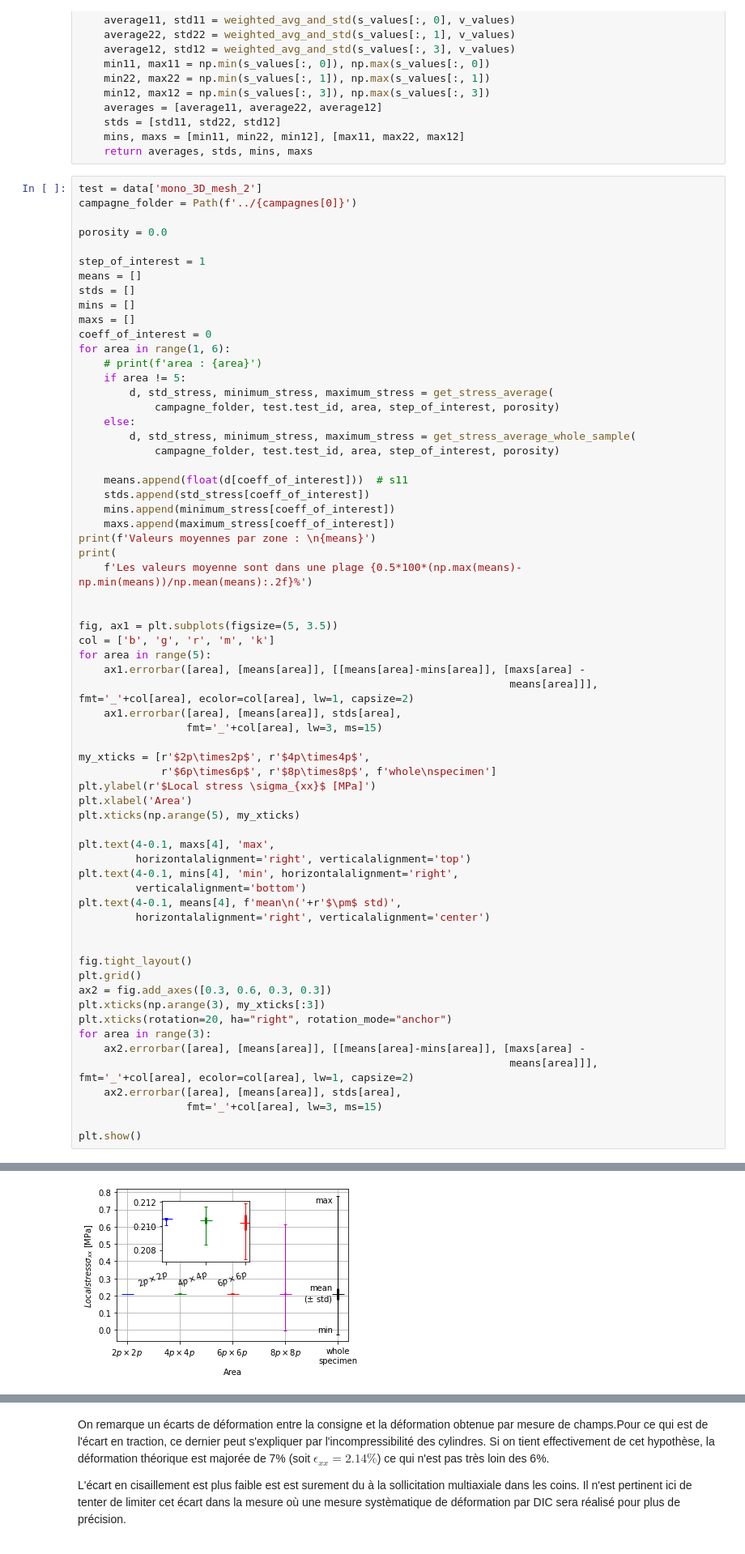
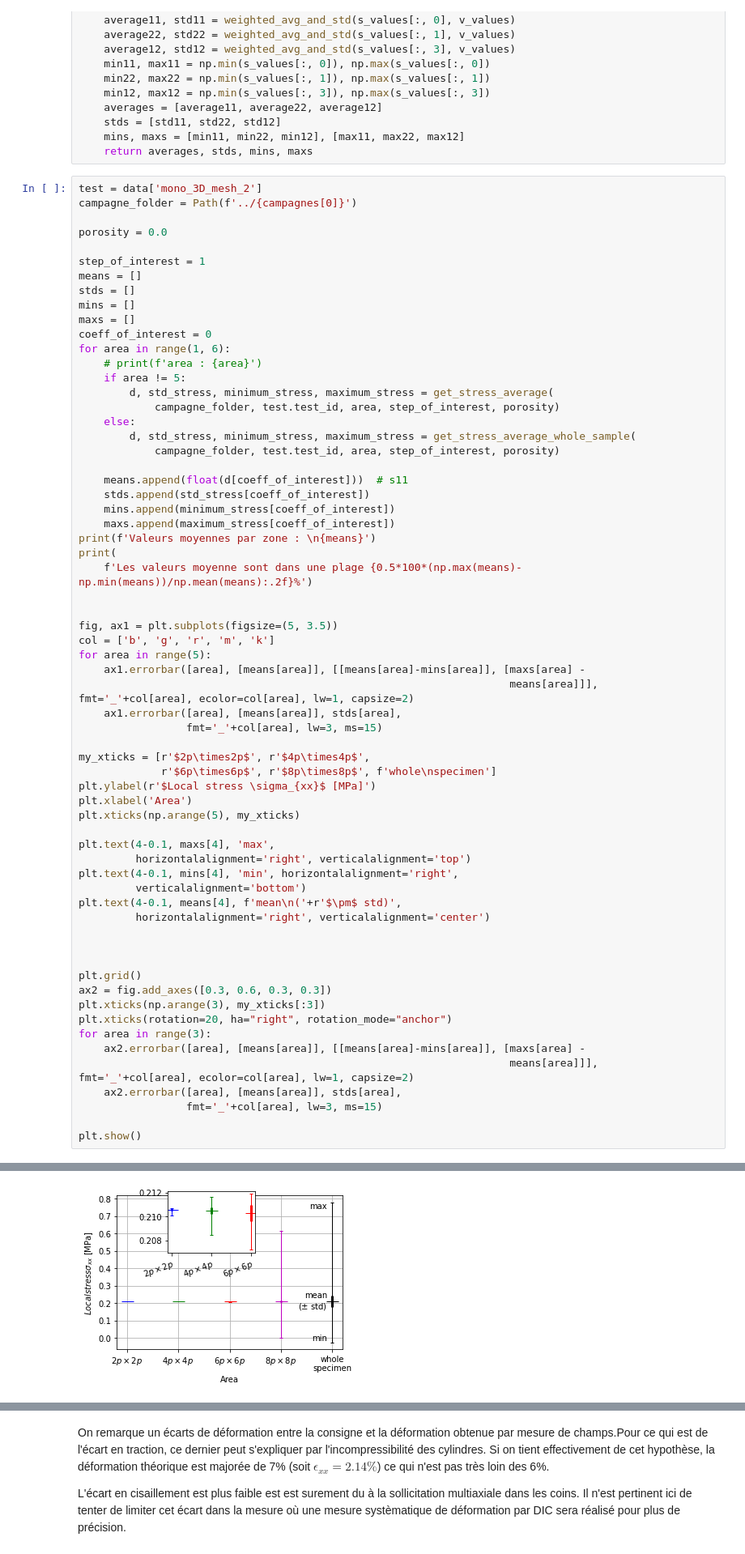
Before and after one commit to h06e/abakubc, a Jupyter notebook: utilities/monolithic_study.ipynb, the cells around one changed output, grey strips where cells are left out. Shown at 81% size. Cells and saved outputs as stored; diff of their text form.

```diff
--- a/utilities/monolithic_study.ipynb
+++ b/utilities/monolithic_study.ipynb
@@ -124,33 +162,33 @@ for area in range(5):
 
 my_xticks = [r'$2p\times2p$', r'$4p\times4p$',
              r'$6p\times6p$', r'$8p\times8p$', f'whole\nspecimen']
 plt.ylabel(r'$Local stress \sigma_{xx}$ [MPa]')
 plt.xlabel('Area')
 plt.xticks(np.arange(5), my_xticks)
 
 plt.text(4-0.1, maxs[4], 'max',
          horizontalalignment='right', verticalalignment='top')
 plt.text(4-0.1, mins[4], 'min', horizontalalignment='right',
          verticalalignment='bottom')
 plt.text(4-0.1, means[4], f'mean\n('+r'$\pm$ std)',
          horizontalalignment='right', verticalalignment='center')
 
 
-fig.tight_layout()
+
 plt.grid()
 ax2 = fig.add_axes([0.3, 0.6, 0.3, 0.3])
 plt.xticks(np.arange(3), my_xticks[:3])
 plt.xticks(rotation=20, ha="right", rotation_mode="anchor")
 for area in range(3):
     ax2.errorbar([area], [means[area]], [[means[area]-mins[area]], [maxs[area] -
                                                                     means[area]]], fmt='_'+col[area], ecolor=col[area], lw=1, capsize=2)
     ax2.errorbar([area], [means[area]], stds[area],
                  fmt='_'+col[area], lw=3, ms=15)
 
 plt.show()
 # %% [output]
 Valeurs moyennes par zone :
 [0.21058610055590618, 0.21046708958276225, 0.2102853119227517, 0.21020146383814173, 0.21107863025484655]
 Les valeurs moyenne sont dans une plage 0.21%
-[figure, old version]
+[figure, new version]
 # %% [markdown]
```
Also changed, not shown: parts of 20 cells of this notebook, 8 other files.
